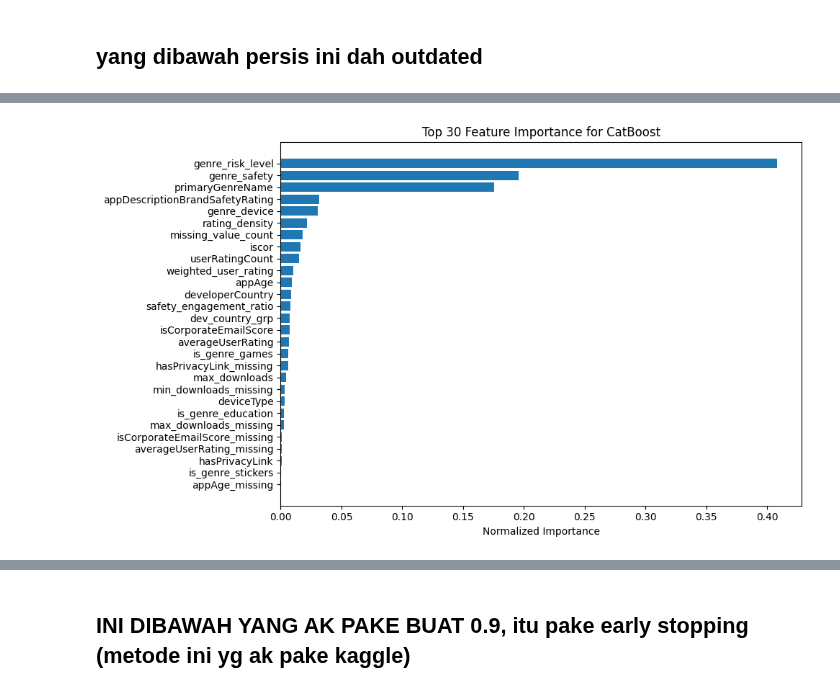
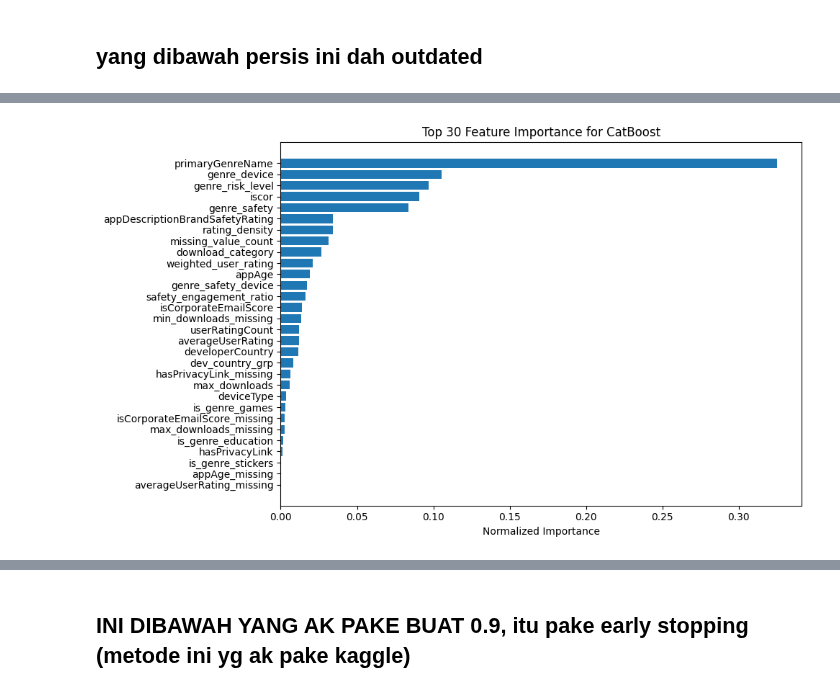
Before and after one commit to Reasondro/FindIT, a Jupyter notebook: Find_IT_Ale_New.ipynb, the cells around one changed output, grey strips where cells are left out. Cells and saved outputs as stored; diff of their text form; code cells hidden in the pictures.

Commit message:
0.903 mean 0.28 balanced 8347

```diff
--- a/Find_IT_Ale_New.ipynb
+++ b/Find_IT_Ale_New.ipynb
@@ -1495,6 +1495,7 @@ class FeatureCreator(BaseEstimator, TransformerMixin):
             medium_risk_genres = ['Reference', 'Entertainment']
             # Assuming all others are low risk for simplicity
             X_['genre_risk_level'] = X_['primaryGenreName'].apply(
+                # lambda x: 2 if x in high_risk_genres else
                 lambda x: 2 if x in high_risk_genres else
                          (1 if x in medium_risk_genres else 0)
             )
@@ -1515,6 +1516,9 @@ class FeatureCreator(BaseEstimator, TransformerMixin):
             count_col = pd.to_numeric(X_['userRatingCount'], errors='coerce').fillna(0)
             rating_col = pd.to_numeric(X_['averageUserRating'], errors='coerce').fillna(0)
             X_['weighted_user_rating'] = count_col * rating_col
+            # X_['weighted_user_rating'] = (rating_col * np.log1p(count_col))
+            # X_['weighted_user_rating'] = (rating_col * rating_col)
+
             # X_['weighted_user_rating'] =   (X_['averageUserRating'] * np.log1p(X_['userRatingCount'])) / 5
             created_features_in_run.append('weighted_user_rating')
             if self.verbose: print("  - Created original interaction: weighted_user_rating")
@@ -1559,12 +1563,14 @@ class FeatureCreator(BaseEstimator, TransformerMixin):
         #      X_['downloads_per_day'] = avg_downloads / (app_age + 1)
         #      created_features_in_run.append('downloads_per_day')
         #      if self.verbose: print("- Added: downloads_per_day")
-
+        # X_ = X_.drop(columns = ["averageUserRating_missing"])
         # --- Combined Missingness ---
         # List relevant missing indicator columns expected from FeatureCleaner
+
         missing_indicator_cols = [
             'hasPrivacyLink_missing', 'isCorporateEmailScore_missing',
-            'appAge_missing', 'averageUserRating_missing',
+            'appAge_missing',
+            'averageUserRating_missing',
             'min_downloads_missing', 'max_downloads_missing', 'avg_downloads_missing'
             # Add others if created and relevant, e.g., 'countryCode_missing'
         ]
@@ -1608,10 +1614,13 @@ class FeatureCreator(BaseEstimator, TransformerMixin):
 
             print("  Created feature: dev_country_grp")
 
+        # Inside FeatureCreator.transform, after genre_safety and genre_device are created
+        if 'genre_safety' in X_.columns and 'genre_device' in X_.columns:
+            # Combine the existing interaction strings
+            X_['genre_safety_device'] = X_['genre_safety'] + "__" + X_['genre_device'] # Use double underscore as separator
+            created_features_in_run.append('genre_safety_device')
+            if self.verbose: print("  - Added: genre_safety_device")
 
-        # --- Finalization ---
-        # Store the list of features actually created in this run
-        # X_.drop(["min_downloads"])
         self.new_feature_names_ = created_features_in_run
 
         if self.verbose:
@@ -1953,12 +1962,13 @@ cat_features = [
     'deviceType',
     'hasPrivacyLink',
     'appDescriptionBrandSafetyRating',
-    # 'download_category',
+    'download_category',
     'iscor',
     'genre_device',
     'genre_safety',
     "developerCountry",
     'dev_country_grp',
+    "genre_safety_device"
 
 ]
 
@@ -2060,67 +2070,13 @@ def evaluate_model(model, X_train, y_train, X_val, y_val, model_name):
 
 
 models = {
-    # "Random Forest": RandomForestClassifier(
-    #     n_estimators=200,
-    #     max_depth=20,
-    #     min_samples_split=5,
-    #     min_samples_leaf=2,
-    #     max_features='sqrt',
-    #     n_jobs=-1,
-    #     random_state=42,
-    #     class_weight='balanced'
-    # ),
-
-    # "LightGBM": LGBMClassifier(
-    #     objective='binary',
-    #     n_estimators=200,
-    #     learning_rate=0.05,
-    #     max_depth=9,
-    #     num_leaves=63,
-    #     subsample=0.8,
-    #     colsample_bytree=0.8,
-    #     reg_alpha=0.1,
-    #     reg_lambda=0.1,
-    #     min_child_samples=20,
-    #     n_jobs=-1,
-    #     random_state=42,
-    #     is_unbalance=True,
-    #     verbose=-1
-    # ),
 
     "CatBoost": CatBoostClassifier(
-        # # iterations=200,
-        # # learning_rate=0.05,
-        # # depth=7,
-        # # l2_leaf_reg=3,
-        # # loss_function='Logloss',
-        # # eval_metric='AUC',
-        # # random_seed=42,
-        # # class_weights=[1,9.06],  # Adjust based on class imbalance ratio
-        # # verbose=0
-        # bootstrap_type="Bernoulli",
-        # grow_policy="Lossguide",
-        # iterations=200,
-        # # learning_rate=0.05,
-        # learning_rate=0.05,
-        # depth=4, ## ? better ish
-        # l2_leaf_reg=9, ##? better ish
-        # # depth=6, ## ? better ish 10,6
-        # # l2_leaf_reg=9, ##? better ish
-        # # depth = 10,
-        # # l2_leaf_reg = 6,
-        # loss_function='Logloss',
-        # eval_metric='AUC',
-        # random_seed=42,
-        # auto_class_weights= "Balanced",
-        # verbose=0
-
-
         # ? COBA COBA
         bootstrap_type="Bernoulli",
         grow_policy="Lossguide",
         # iterations=59,
-        iterations=70,
+        iterations=200,
         learning_rate=0.05,
         # depth=4, ## ? better ish
         # l2_leaf_reg=9, ##? better ish
@@ -2168 +2124 @@ Top 30 Features:
-[figure, old version]
+[figure, new version]
```
Also changed, not shown: parts of 13 cells of this notebook.
